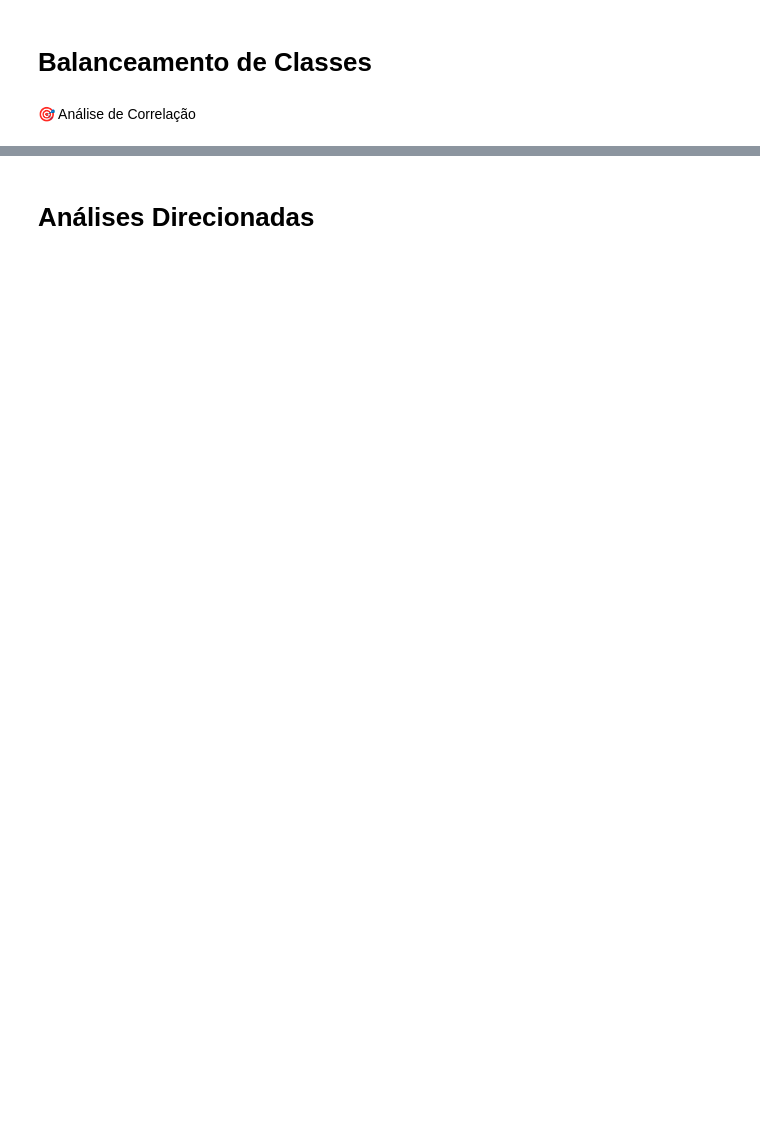
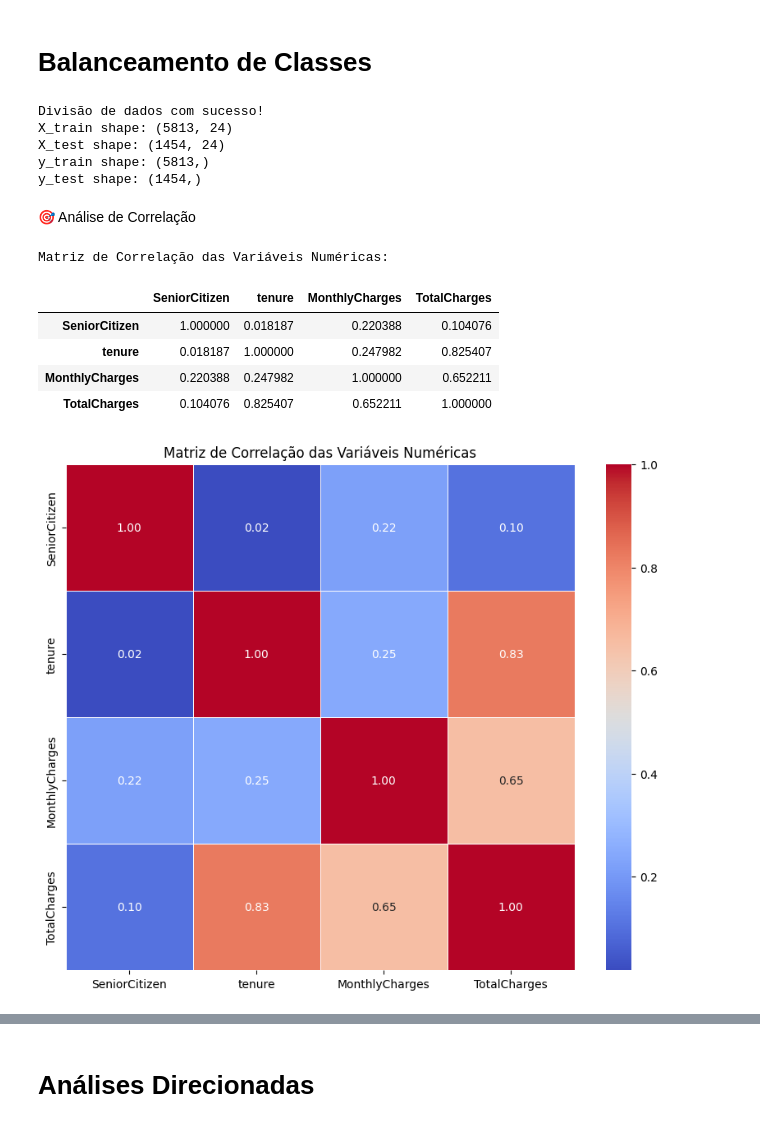
Before and after one commit to SergioCarmo-ro/TelecomX_BR_Parte_II, a Jupyter notebook: TelecomX_BR_Parte_II.ipynb, the cells around one changed output, grey strips where cells are left out. Saved outputs shown, nothing was run; the diff lists cells and outputs as text; code cells hidden in the pictures; blank space fills up the shorter version.

```diff
--- a/TelecomX_BR_Parte_II.ipynb
+++ b/TelecomX_BR_Parte_II.ipynb
@@ -293,11 +331,15 @@ if 'Churn' in X.columns:
 y = y.dropna()
 X = X.loc[y.index]
 
+# Encode the 'Churn' column to numerical values (0 for 'No', 1 for 'Yes')
+y_encoded = y.apply(lambda x: 1 if x == 'Yes' else 0)
+
+
 #Dividir em treino e teste
 from sklearn.model_selection import train_test_split
 
 X_train, X_test, y_train, y_test = train_test_split(
-    X, y, test_size=0.2, random_state=42, stratify=y
+    X, y_encoded, test_size=0.2, random_state=42, stratify=y_encoded
 )
 
 print("Divisão de dados com sucesso!")
@@ -305,6 +347,12 @@ print("X_train shape:", X_train.shape)
 print("X_test shape:", X_test.shape)
 print("y_train shape:", y_train.shape)
 print("y_test shape:", y_test.shape)
+# %% [output]
+Divisão de dados com sucesso!
+X_train shape: (5813, 24)
+X_test shape: (1454, 24)
+y_train shape: (5813,)
+y_test shape: (1454,)
 # %% [markdown]
 🎯 Análise de Correlação
 # %%
@@ -313,22 +361,30 @@ import seaborn as sns
 # %%
 # ==============================
 # 1. Calcular matriz de correlação
 # ==============================
 # Use apenas as colunas numéricas para o cálculo de correlação
 # Podemos usar o DataFrame 'dados_numericos', que já contém apenas dados numéricos
-correlacao = dados_numericos.corr()
+correlacao = dados_normalizados[variaveis_numericas].corr()
 
 # Exibir a matriz de correlação
 print("\nMatriz de Correlação das Variáveis Numéricas:")
 display(correlacao)
 
 # ==============================
 # 2. Visualizar a matriz de correlação (heatmap)
 # ==============================
 plt.figure(figsize=(10, 8))
 sns.heatmap(correlacao, annot=True, cmap='coolwarm', fmt=".2f", linewidths=.5)
 plt.title('Matriz de Correlação das Variáveis Numéricas')
 plt.show()
+# %% [output]
+Matriz de Correlação das Variáveis Numéricas:
+|  | SeniorCitizen | tenure | MonthlyCharges | TotalCharges |
+| SeniorCitizen | 1.000000 | 0.018187 | 0.220388 | 0.104076 |
+| tenure | 0.018187 | 1.000000 | 0.247982 | 0.825407 |
+| MonthlyCharges | 0.220388 | 0.247982 | 1.000000 | 0.652211 |
+| TotalCharges | 0.104076 | 0.825407 | 0.652211 | 1.000000 |
+[figure, added]
 # %%
 # Drop rows with NaN values in the 'Churn' column from 'dados' before processing
 dados_cleaned = dados.dropna(subset=['Churn']).copy()
```
Also changed, not shown: parts of 33 cells of this notebook.
